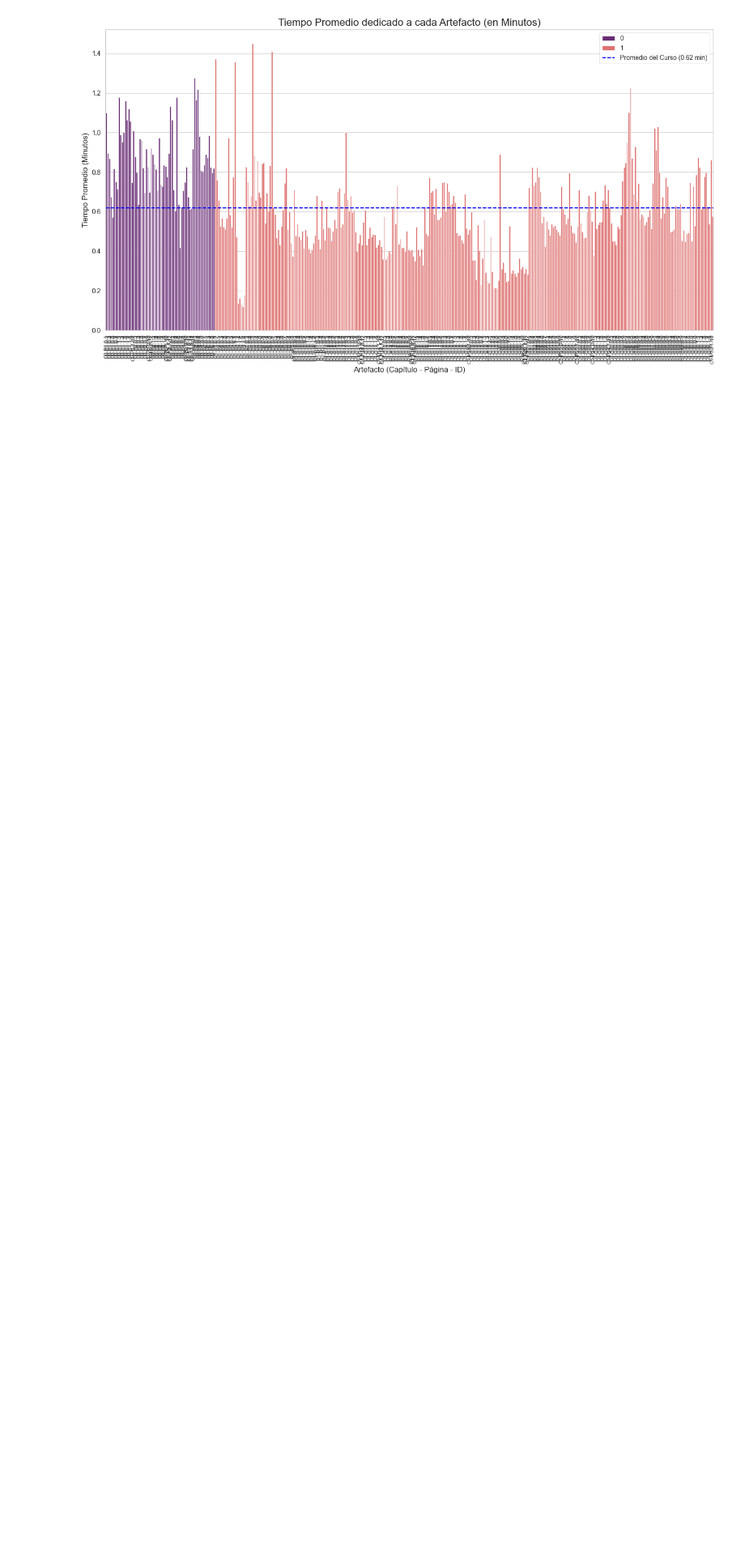
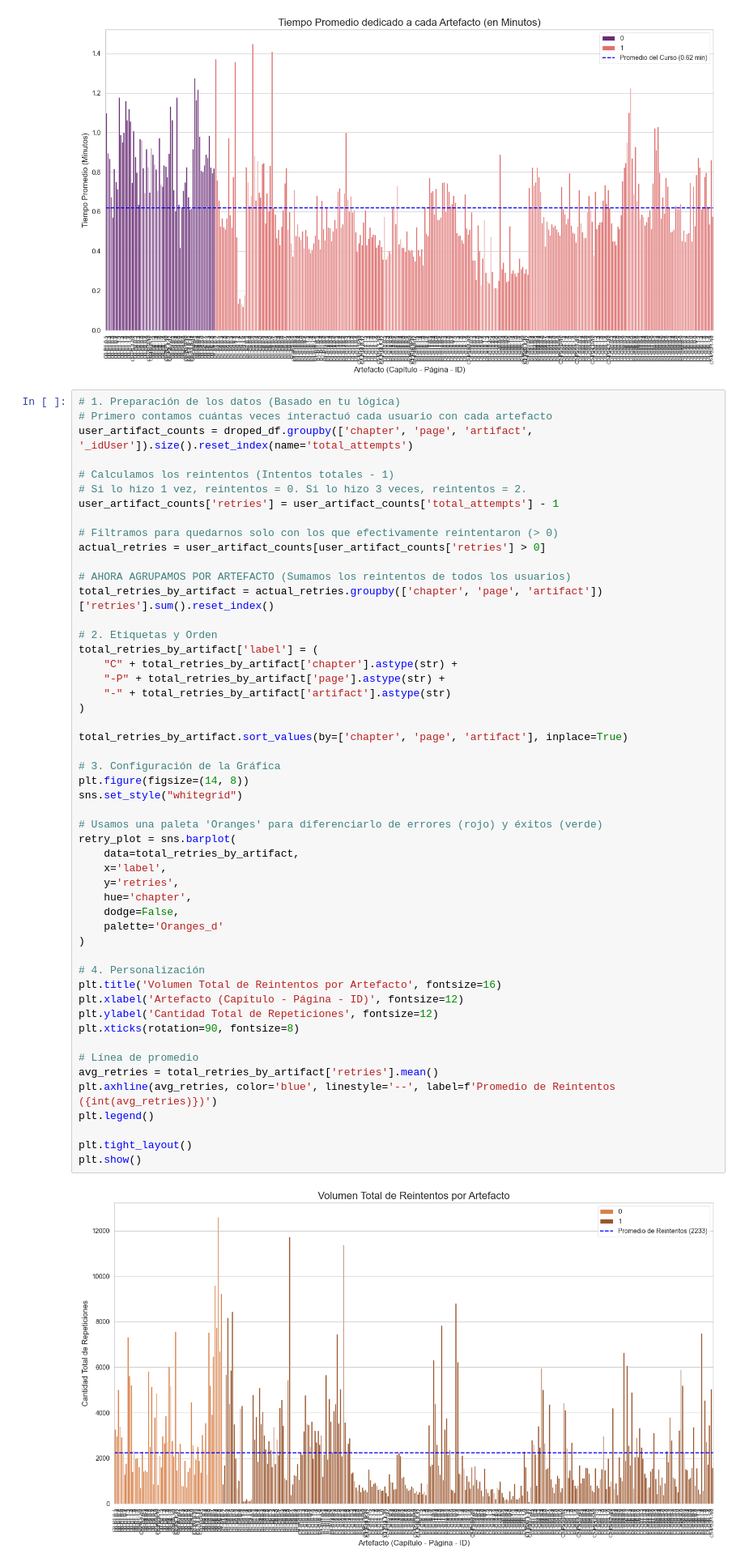
Before and after one commit to freddygl3/CienciaDatos, a Jupyter notebook: Fragateando2.ipynb, the cells around one changed output. Shown at 81% size. Saved outputs shown, nothing was run; the diff lists cells and outputs as text; blank space fills up the shorter version.

```diff
--- a/Fragateando2.ipynb
+++ b/Fragateando2.ipynb
@@ -581,3 +581,56 @@ plt.tight_layout()
 plt.show()
 # %% [output]
 [figure]
+# %%
+# 1. Preparación de los datos (Basado en tu lógica)
+# Primero contamos cuántas veces interactuó cada usuario con cada artefacto
+user_artifact_counts = droped_df.groupby(['chapter', 'page', 'artifact', '_idUser']).size().reset_index(name='total_attempts')
+
+# Calculamos los reintentos (Intentos totales - 1)
+# Si lo hizo 1 vez, reintentos = 0. Si lo hizo 3 veces, reintentos = 2.
+user_artifact_counts['retries'] = user_artifact_counts['total_attempts'] - 1
+
+# Filtramos para quedarnos solo con los que efectivamente reintentaron (> 0)
+actual_retries = user_artifact_counts[user_artifact_counts['retries'] > 0]
+
+# AHORA AGRUPAMOS POR ARTEFACTO (Sumamos los reintentos de todos los usuarios)
+total_retries_by_artifact = actual_retries.groupby(['chapter', 'page', 'artifact'])['retries'].sum().reset_index()
+
+# 2. Etiquetas y Orden
+total_retries_by_artifact['label'] = (
+    "C" + total_retries_by_artifact['chapter'].astype(str) +
+    "-P" + total_retries_by_artifact['page'].astype(str) +
+    "-" + total_retries_by_artifact['artifact'].astype(str)
+)
+
+total_retries_by_artifact.sort_values(by=['chapter', 'page', 'artifact'], inplace=True)
+
+# 3. Configuración de la Gráfica
+plt.figure(figsize=(14, 8))
+sns.set_style("whitegrid")
+
+# Usamos una paleta 'Oranges' para diferenciarlo de errores (rojo) y éxitos (verde)
+retry_plot = sns.barplot(
+    data=total_retries_by_artifact,
+    x='label',
+    y='retries',
+    hue='chapter',
+    dodge=False,
+    palette='Oranges_d'
+)
+
+# 4. Personalización
+plt.title('Volumen Total de Reintentos por Artefacto', fontsize=16)
+plt.xlabel('Artefacto (Capítulo - Página - ID)', fontsize=12)
+plt.ylabel('Cantidad Total de Repeticiones', fontsize=12)
+plt.xticks(rotation=90, fontsize=8)
+
+# Línea de promedio
+avg_retries = total_retries_by_artifact['retries'].mean()
+plt.axhline(avg_retries, color='blue', linestyle='--', label=f'Promedio de Reintentos ({int(avg_retries)})')
+plt.legend()
+
+plt.tight_layout()
+plt.show()
+# %% [output]
+[figure, added]
```
Also changed, not shown: parts of 1 cell of this notebook.
